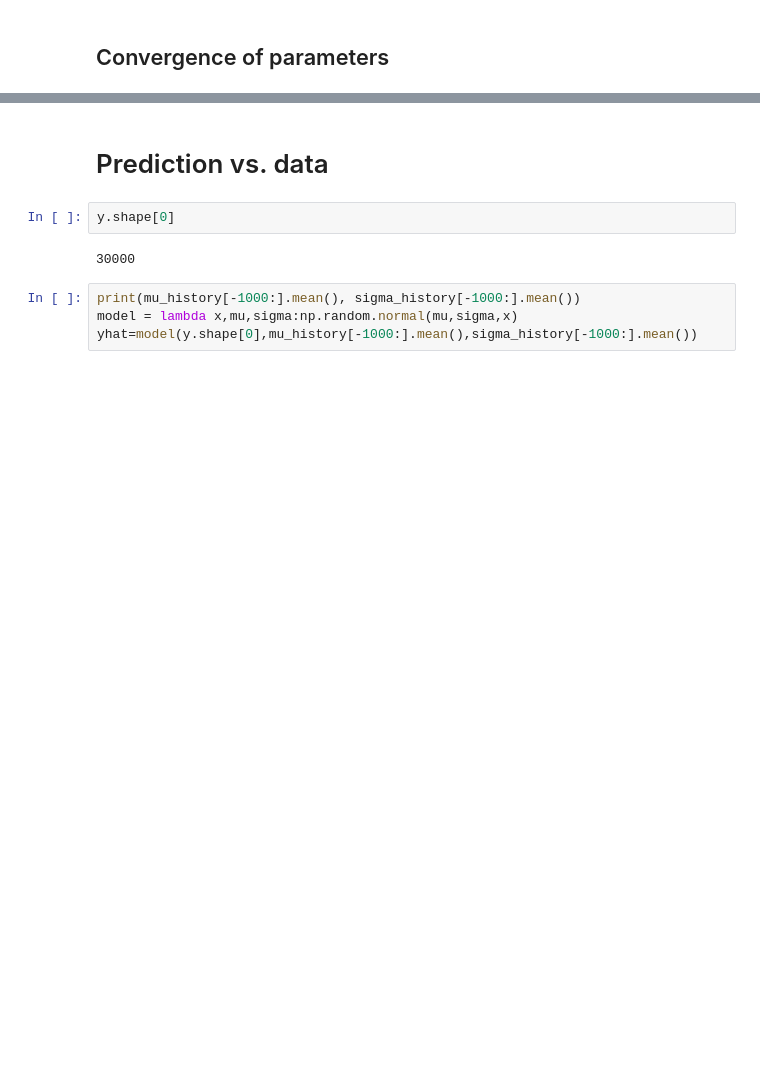
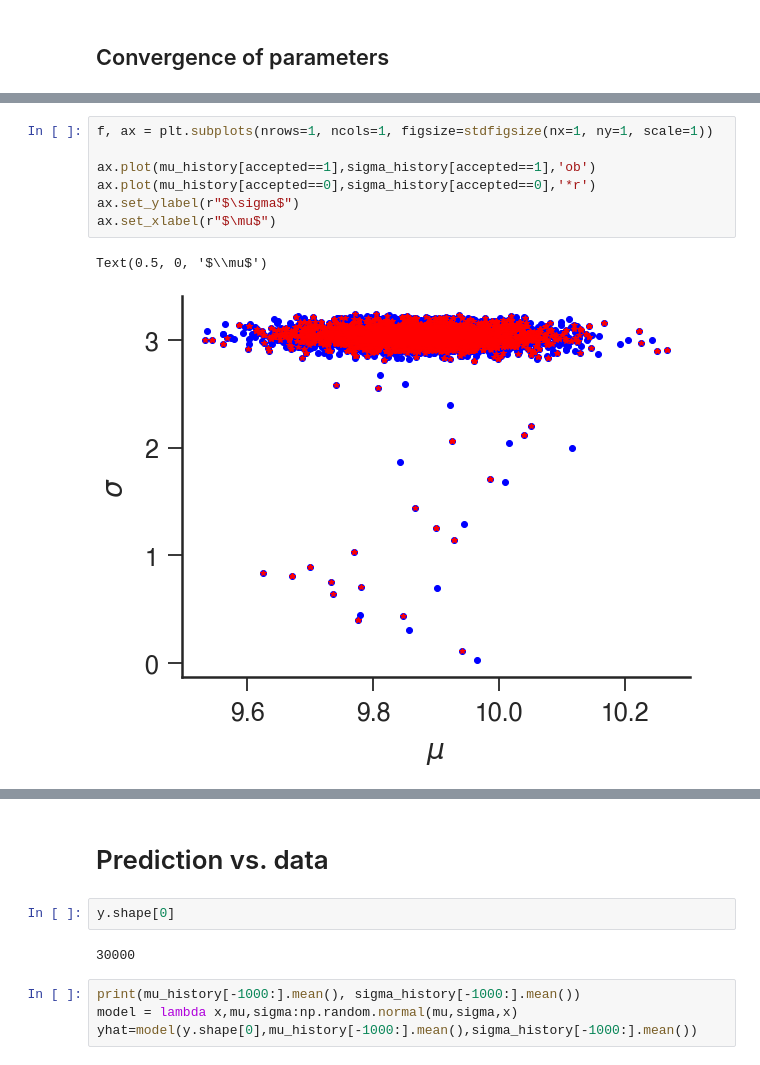
Before and after one commit to lgaalves/BayesianInferenceExamples, a Jupyter notebook: bayesian_inference_metropolis_hasting.ipynb, the cells around one changed output, grey strips where cells are left out. Drawn from its saved outputs; the diff is of its cells as text; blank space fills up the shorter version.

```diff
--- a/bayesian_inference_metropolis_hasting.ipynb
+++ b/bayesian_inference_metropolis_hasting.ipynb
@@ -220,2 +230,12 @@ f.tight_layout()
+# %%
+f, ax = plt.subplots(nrows=1, ncols=1, figsize=stdfigsize(nx=1, ny=1, scale=1))
+
+ax.plot(mu_history[accepted==1],sigma_history[accepted==1],'ob')
+ax.plot(mu_history[accepted==0],sigma_history[accepted==0],'*r')
+ax.set_ylabel(r"$\sigma$")
+ax.set_xlabel(r"$\mu$")
+# %% [output]
+Text(0.5, 0, '$\\mu$')
+[figure, added]
 # %%
 f, ax = plt.subplots(nrows=1, ncols=1, figsize=stdfigsize(nx=1, ny=1, scale=1))
```
Also changed, not shown: parts of 18 cells of this notebook.
